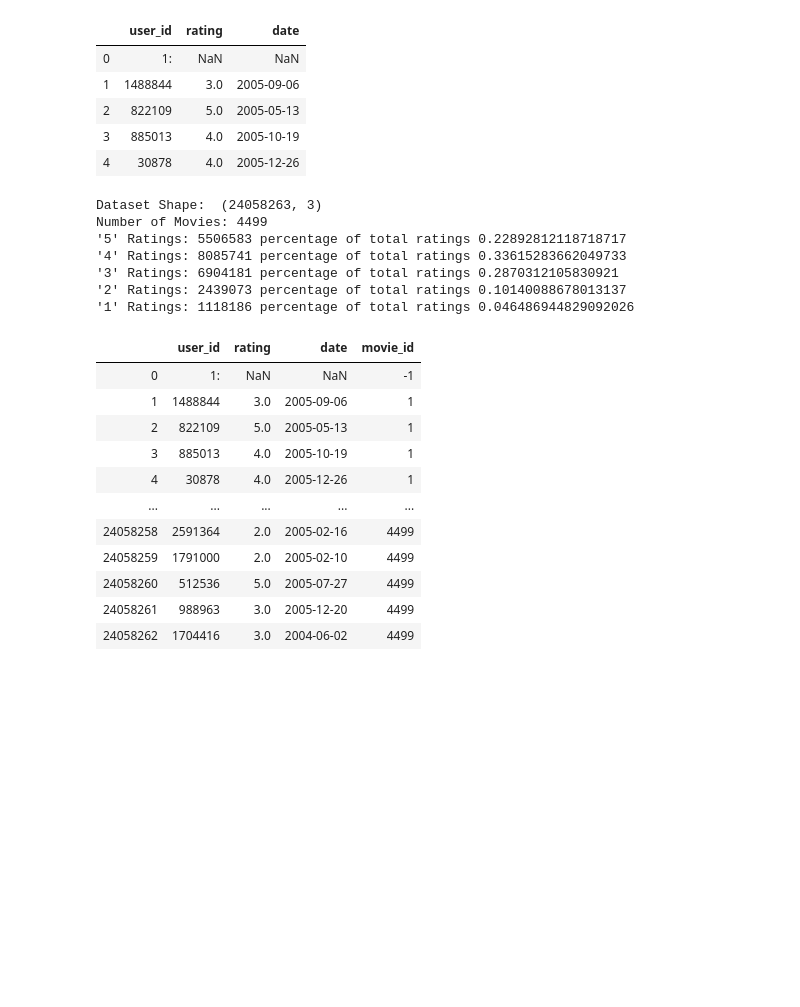
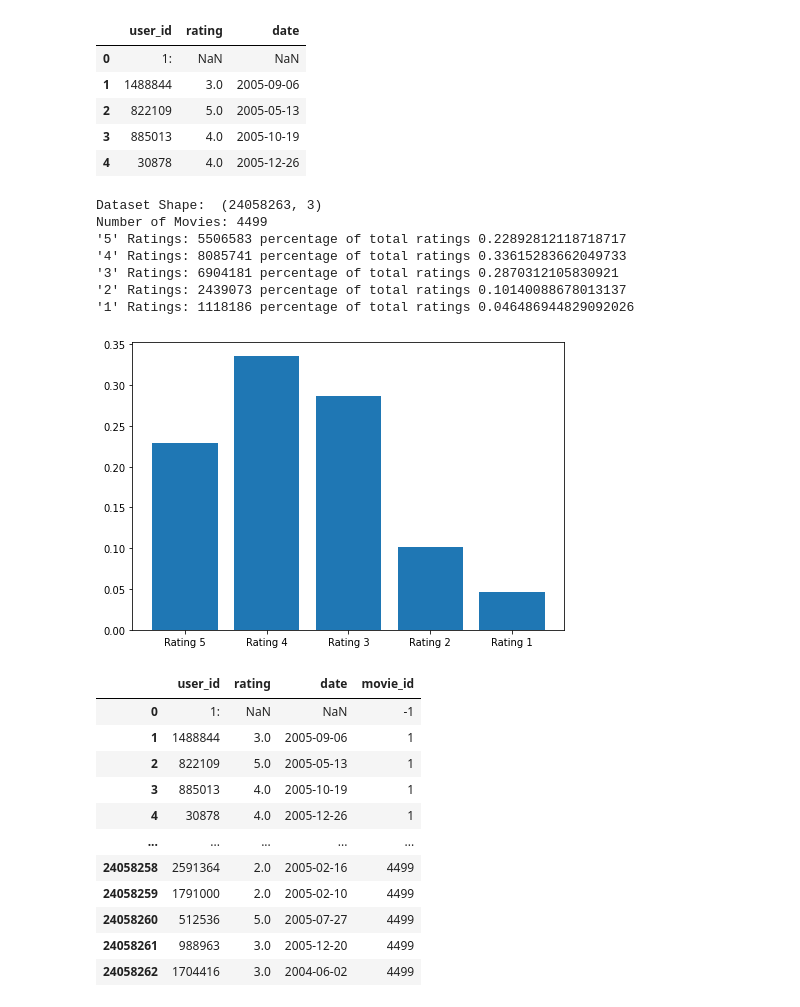
Before and after one commit to givi0519/CSCI4502_FinalProject, a Jupyter notebook: movie_recommendation_system.ipynb, the cells around one changed output. Drawn from its saved outputs; the diff is of its cells as text; code cells hidden in the pictures; blank space fills up the shorter version.

Commit message:
added bar graph

```diff
--- a/movie_recommendation_system.ipynb
+++ b/movie_recommendation_system.ipynb
@@ -16,32 +17,44 @@ ratings_df.head()
 # %%
 # exploratory analysis
 
 print("Dataset Shape: ", ratings_df.shape)
 
 rating_counts = ratings_df['rating'].value_counts(dropna = False)
 print("Number of Movies:", rating_counts[np.nan])
 print("'5' Ratings:", rating_counts[5], "percentage of total ratings",
       rating_counts[5]/(ratings_df.shape[0]-rating_counts[np.nan]))
 
 print("'4' Ratings:", rating_counts[4], "percentage of total ratings",
       rating_counts[4]/(ratings_df.shape[0]-rating_counts[np.nan]))
 
 print("'3' Ratings:", rating_counts[3], "percentage of total ratings",
       rating_counts[3]/(ratings_df.shape[0]-rating_counts[np.nan]))
 
 print("'2' Ratings:", rating_counts[2], "percentage of total ratings",
       rating_counts[2]/(ratings_df.shape[0]-rating_counts[np.nan]))
 
 print("'1' Ratings:", rating_counts[1], "percentage of total ratings",
       rating_counts[1]/(ratings_df.shape[0]-rating_counts[np.nan]))
+
+fig = plt.figure()
+ax=fig.add_axes([0,0,1,1])
+rating = ['Rating 5', 'Rating 4','Rating 3','Rating 2','Rating 1']
+nums=[rating_counts[5]/(ratings_df.shape[0]-rating_counts[np.nan]),
+     rating_counts[4]/(ratings_df.shape[0]-rating_counts[np.nan]),
+     rating_counts[3]/(ratings_df.shape[0]-rating_counts[np.nan]),
+     rating_counts[2]/(ratings_df.shape[0]-rating_counts[np.nan]),
+     rating_counts[1]/(ratings_df.shape[0]-rating_counts[np.nan])]
+ax.bar(rating,nums)
+plt.show()
 # %% [output]
 Dataset Shape:  (24058263, 3)
 Number of Movies: 4499
 '5' Ratings: 5506583 percentage of total ratings 0.22892812118718717
 '4' Ratings: 8085741 percentage of total ratings 0.33615283662049733
 '3' Ratings: 6904181 percentage of total ratings 0.2870312105830921
 '2' Ratings: 2439073 percentage of total ratings 0.10140088678013137
 '1' Ratings: 1118186 percentage of total ratings 0.046486944829092026
+[figure, added]
 # %%
 movies_id = []
 user_id = ratings_df['user_id'].tolist()
```
Also changed, not shown: parts of 2 cells of this notebook.
